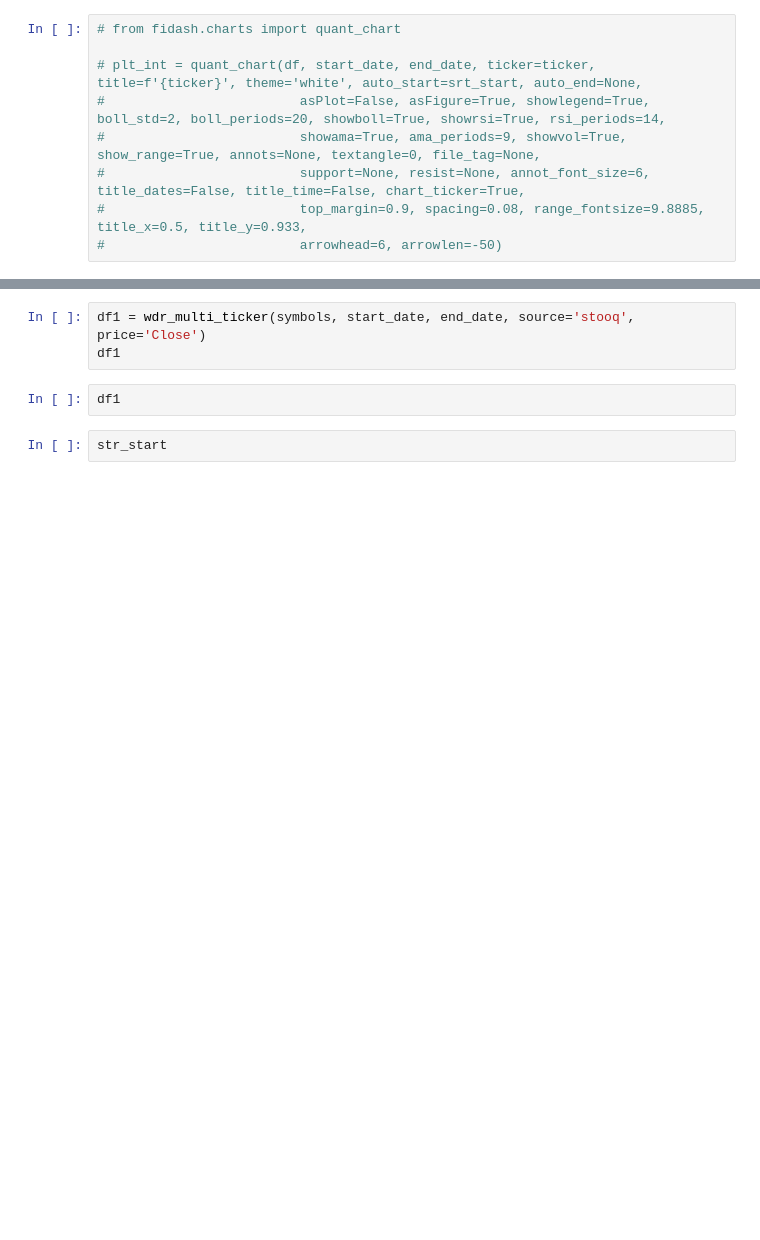
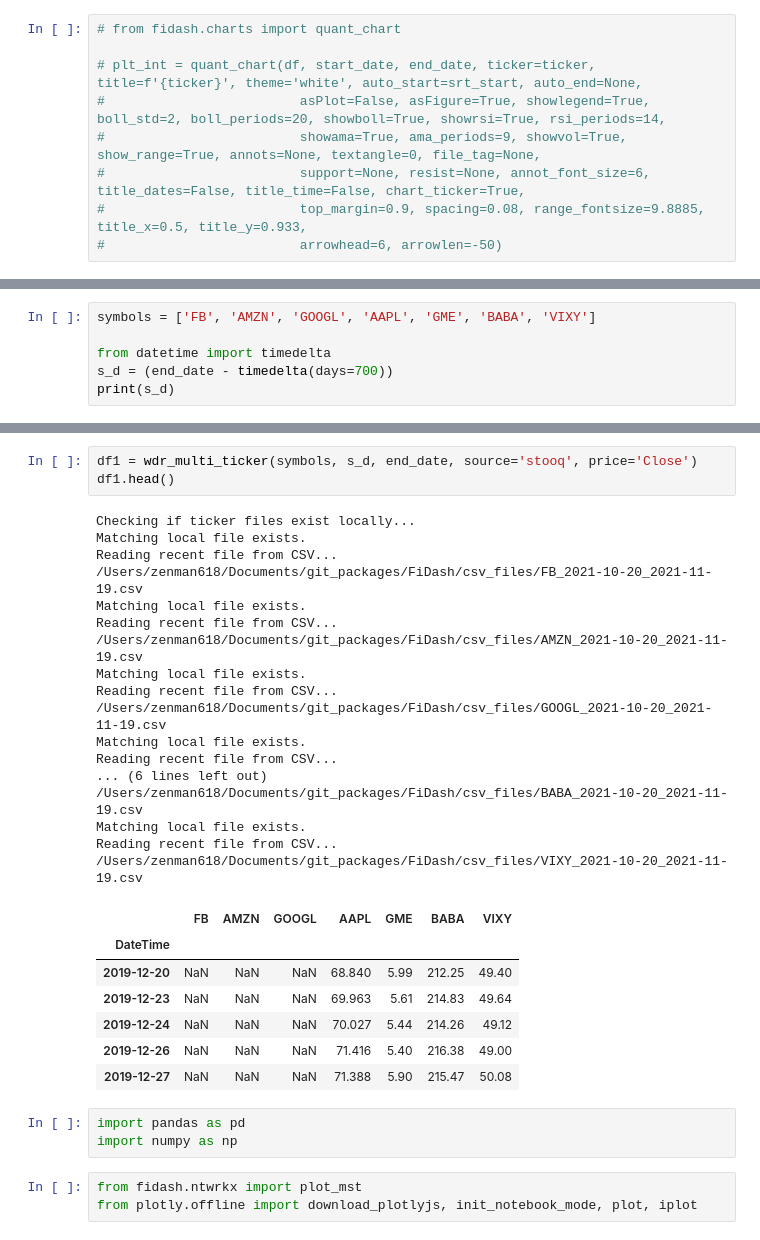
Before and after one commit to Saran33/FiDash, a Jupyter notebook: test.ipynb, the cells around one changed output, grey strips where cells are left out. Saved outputs shown, nothing was run; the diff lists cells and outputs as text; blank space fills up the shorter version.

```diff
--- a/test.ipynb
+++ b/test.ipynb
@@ -52,0 +72,6 @@ symbols = ['FB', 'AMZN', 'GOOGL', ]
+# %%
+symbols = ['FB', 'AMZN', 'GOOGL', 'AAPL', 'GME', 'BABA', 'VIXY']
+
+from datetime import timedelta
+s_d = (end_date - timedelta(days=700))
+print(s_d)
@@ -53,7 +80,34 @@ symbols = ['FB', 'AMZN', 'GOOGL', ]
 # %%
-df1 = wdr_multi_ticker(symbols, start_date, end_date, source='stooq', price='Close')
-df1
+df1 = wdr_multi_ticker(symbols, s_d, end_date, source='stooq', price='Close')
+df1.head()
+# %% [output]
+Checking if ticker files exist locally...
+Matching local file exists.
+Reading recent file from CSV...
+/Users/zenman618/Documents/git_packages/FiDash/csv_files/FB_2021-10-20_2021-11-19.csv
+Matching local file exists.
+Reading recent file from CSV...
+/Users/zenman618/Documents/git_packages/FiDash/csv_files/AMZN_2021-10-20_2021-11-19.csv
+Matching local file exists.
+Reading recent file from CSV...
+/Users/zenman618/Documents/git_packages/FiDash/csv_files/GOOGL_2021-10-20_2021-11-19.csv
+Matching local file exists.
+Reading recent file from CSV...
+... (6 lines left out)
+/Users/zenman618/Documents/git_packages/FiDash/csv_files/BABA_2021-10-20_2021-11-19.csv
+Matching local file exists.
+Reading recent file from CSV...
+/Users/zenman618/Documents/git_packages/FiDash/csv_files/VIXY_2021-10-20_2021-11-19.csv
+|  | FB | AMZN | GOOGL | AAPL | GME | BABA | VIXY |
+| DateTime |  |  |  |  |  |  |  |
+| 2019-12-20 | NaN | NaN | NaN | 68.840 | 5.99 | 212.25 | 49.40 |
+| 2019-12-23 | NaN | NaN | NaN | 69.963 | 5.61 | 214.83 | 49.64 |
+| 2019-12-24 | NaN | NaN | NaN | 70.027 | 5.44 | 214.26 | 49.12 |
+| 2019-12-26 | NaN | NaN | NaN | 71.416 | 5.40 | 216.38 | 49.00 |
+| 2019-12-27 | NaN | NaN | NaN | 71.388 | 5.90 | 215.47 | 50.08 |
-# %%
-df1
-# %%
-str_start
+# %%
+import pandas as pd
+import numpy as np
+# %%
+from fidash.ntwrkx import plot_mst
+from plotly.offline import download_plotlyjs, init_notebook_mode, plot, iplot
```
Also changed, not shown: parts of 7 cells of this notebook, 4 other files.
